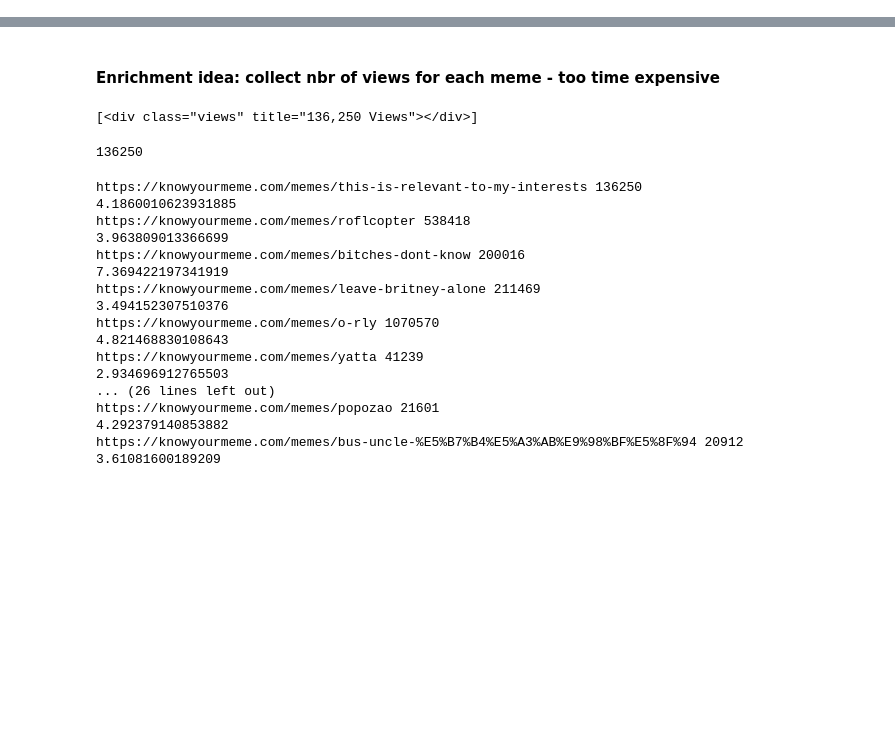
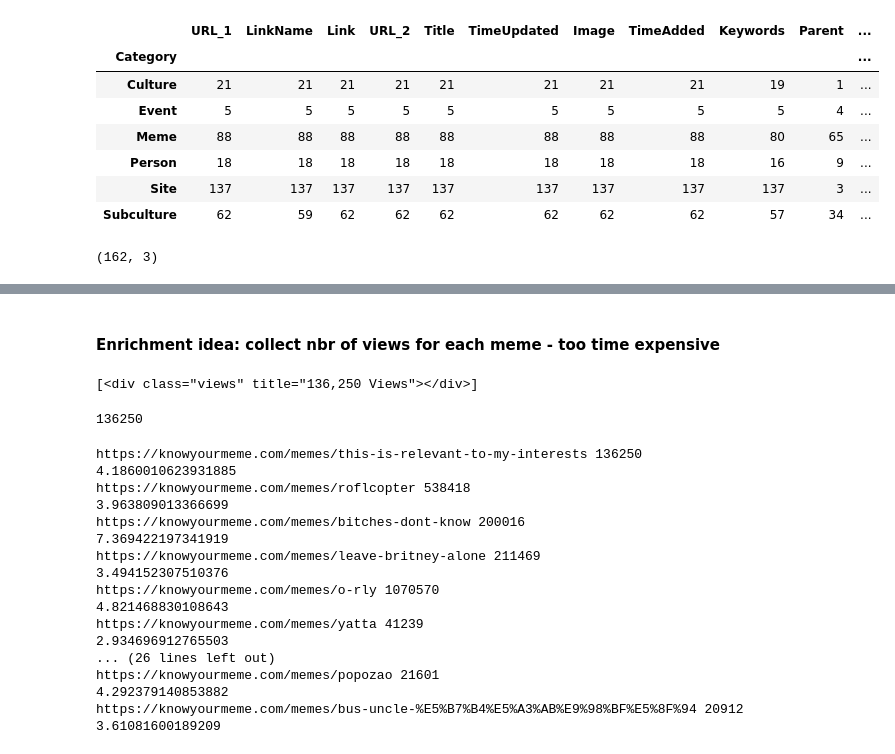
Before and after one commit to MReintop/DataEngProject_Team2, a Jupyter notebook: enrichment_ideas.ipynb, the cells around one changed output, grey strips where cells are left out. Drawn from its saved outputs; the diff is of its cells as text; code cells hidden in the pictures; blank space fills up the shorter version.

```diff
--- a/enrichment_ideas.ipynb
+++ b/enrichment_ideas.ipynb
@@ -0,0 +272,16 @@
+# %%
+merged_link_notex = notex_links.merge(df,left_on='Link', right_on='URL', how='left', suffixes=('_1', '_2'))
+merged_link_notex.groupby(by="Category").count()
+# %% [output]
+|  | URL_1 | LinkName | Link | URL_2 | Title | TimeUpdated | Image | TimeAdded | Keywords | Parent | ... |
+| Category |  |  |  |  |  |  |  |  |  |  | ... |
+| Culture | 21 | 21 | 21 | 21 | 21 | 21 | 21 | 21 | 19 | 1 | ... |
+| Event | 5 | 5 | 5 | 5 | 5 | 5 | 5 | 5 | 5 | 4 | ... |
+| Meme | 88 | 88 | 88 | 88 | 88 | 88 | 88 | 88 | 80 | 65 | ... |
+| Person | 18 | 18 | 18 | 18 | 18 | 18 | 18 | 18 | 16 | 9 | ... |
+| Site | 137 | 137 | 137 | 137 | 137 | 137 | 137 | 137 | 137 | 3 | ... |
+| Subculture | 62 | 59 | 62 | 62 | 62 | 62 | 62 | 62 | 57 | 34 | ... |
+# %%
+searchint_links.shape
+# %% [output]
+(162, 3)
```
Also changed, not shown: parts of 37 cells of this notebook, 2 other files.
